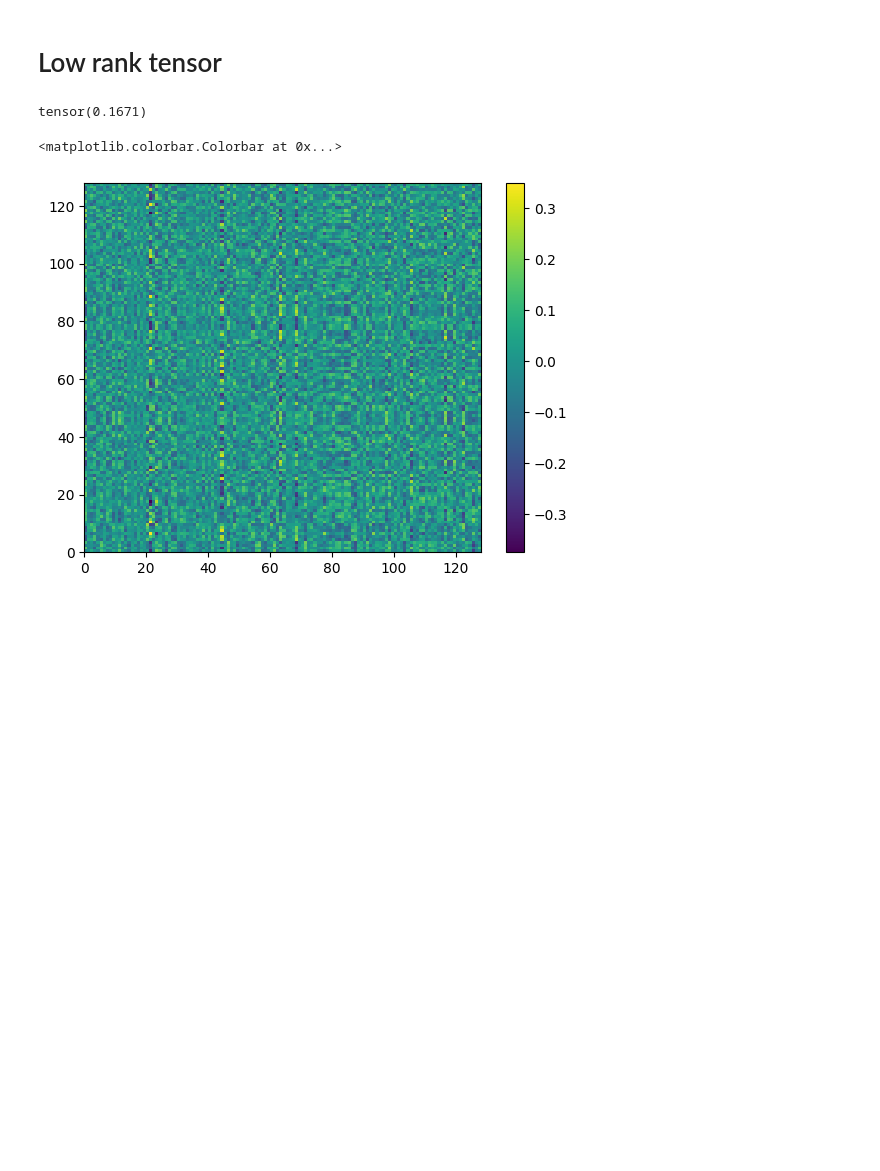
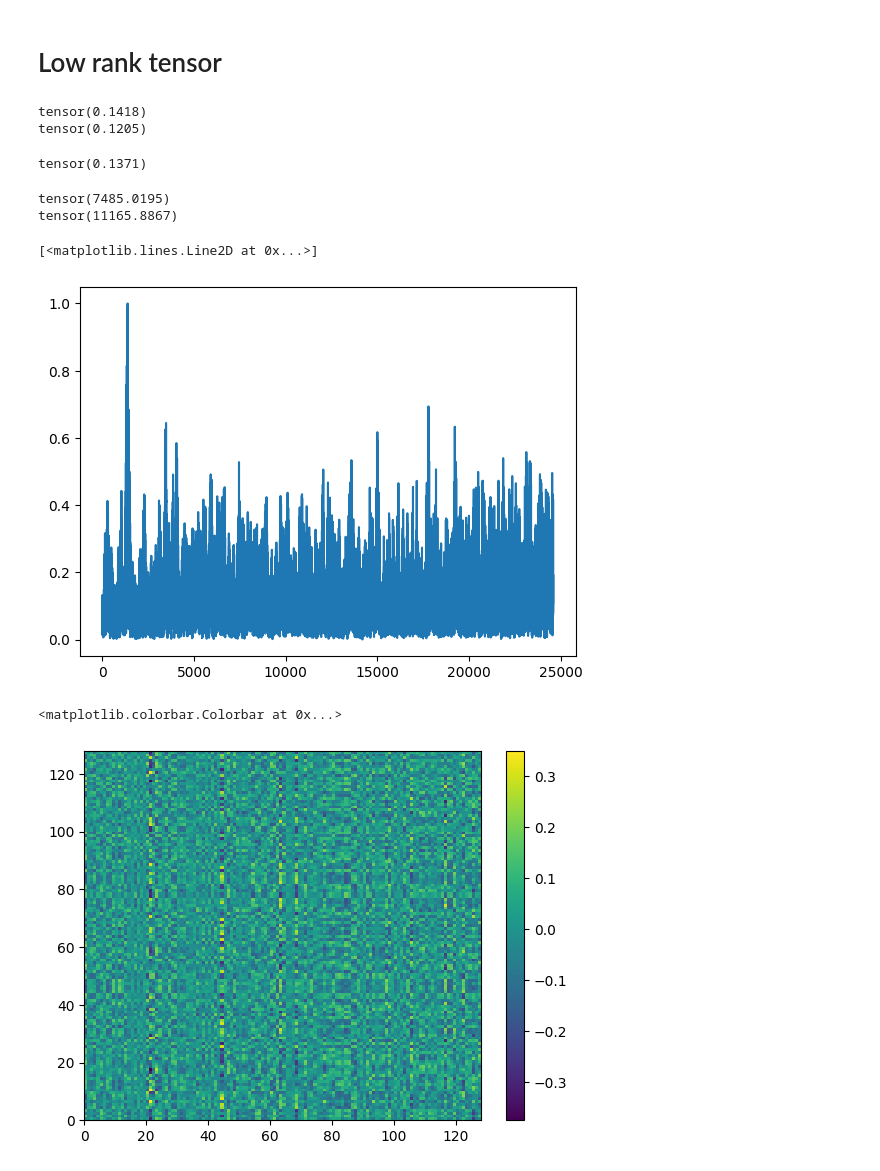
Before and after one commit to Rexyyj/split_DNN_framework, a Jupyter notebook: characteristics/lowRank_multi_quality.ipynb, the cells around one changed output. Drawn from its saved outputs; the diff is of its cells as text; code cells hidden in the pictures; blank space fills up the shorter version.

```diff
--- a/characteristics/lowRank_multi_quality.ipynb
+++ b/characteristics/lowRank_multi_quality.ipynb
@@ -30,7 +44,28 @@ dct_tensor = torch.nn.functional.normalize(dct.dct_2d(tensor))
+# %%
+dct_tensor = dct.dct_3d(tensor)
+fft_tensor = torch.fft.fft(tensor[tensor!=0])
+# %%
+print(torch.mean(torch.special.entr(get_probability_tensor(abs(dct_tensor)))))
+print(torch.mean(torch.special.entr(get_probability_tensor(abs(fft_tensor)))))
+# %% [output]
+tensor(0.1418)
+tensor(0.1205)
 # %%
-torch.mean(torch.special.entr(abs(dct_tensor)))
+torch.mean(torch.special.entr(get_probability_tensor(abs(tensor[tensor!=0]))))
 # %% [output]
-tensor(0.1671)
+tensor(0.1371)
+# %%
+print(torch.sum(torch.special.entr(abs(dct_tensor)/abs(dct_tensor).max())))
+print(torch.sum(torch.special.entr(abs(fft_tensor)/abs(fft_tensor).max())))
+# %% [output]
+tensor(7485.0195)
+tensor(11165.8867)
+# %%
+plt.figure()
+plt.plot(abs(fft_tensor[0:128*64*3])/abs(fft_tensor).max())
+# %% [output]
+[<matplotlib.lines.Line2D at 0x...>]
+[figure, added]
 # %%
 plt.figure()
 plt.pcolormesh(dct_tensor[:,:,2])
```
Also changed, not shown: parts of 2 cells of this notebook, 8 other files.
